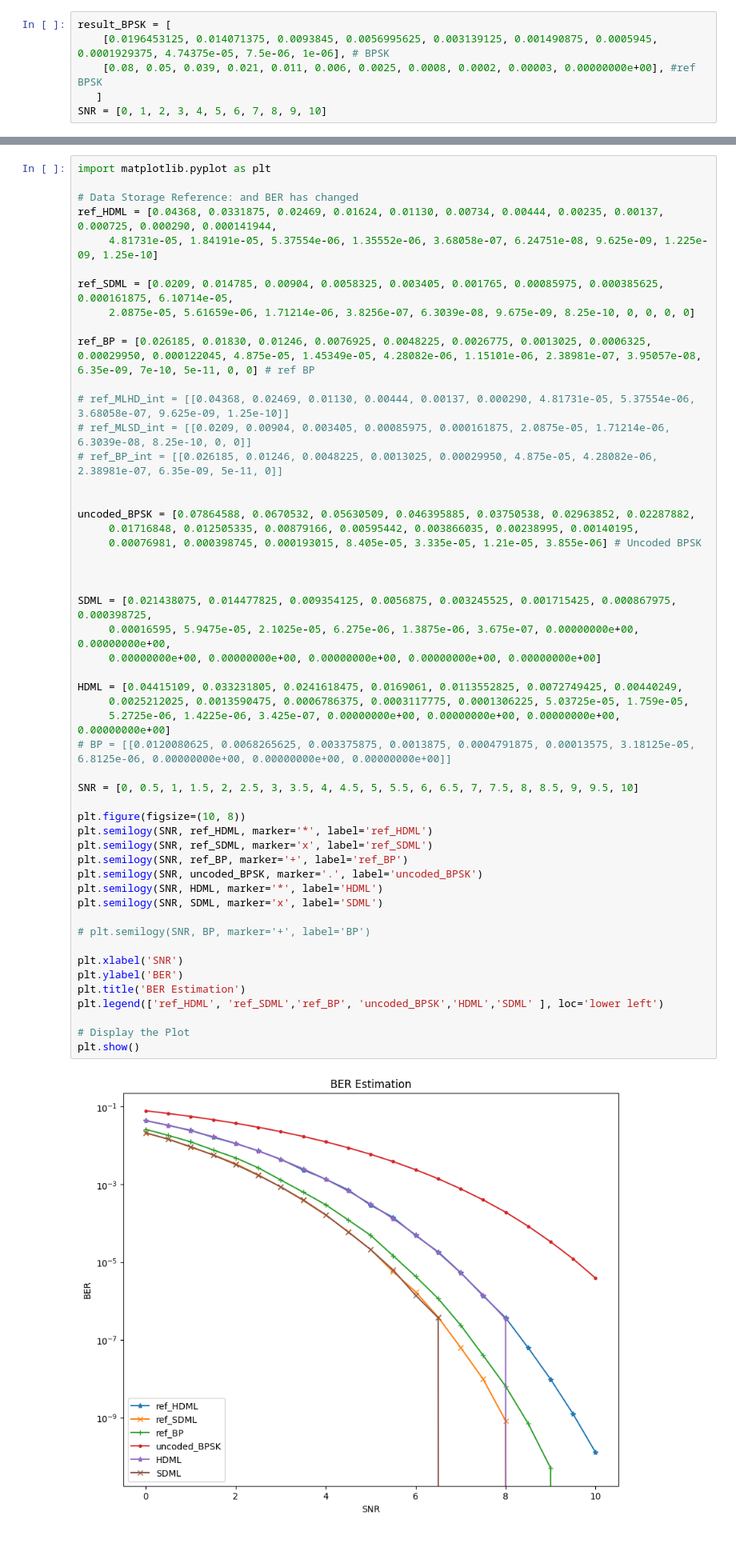
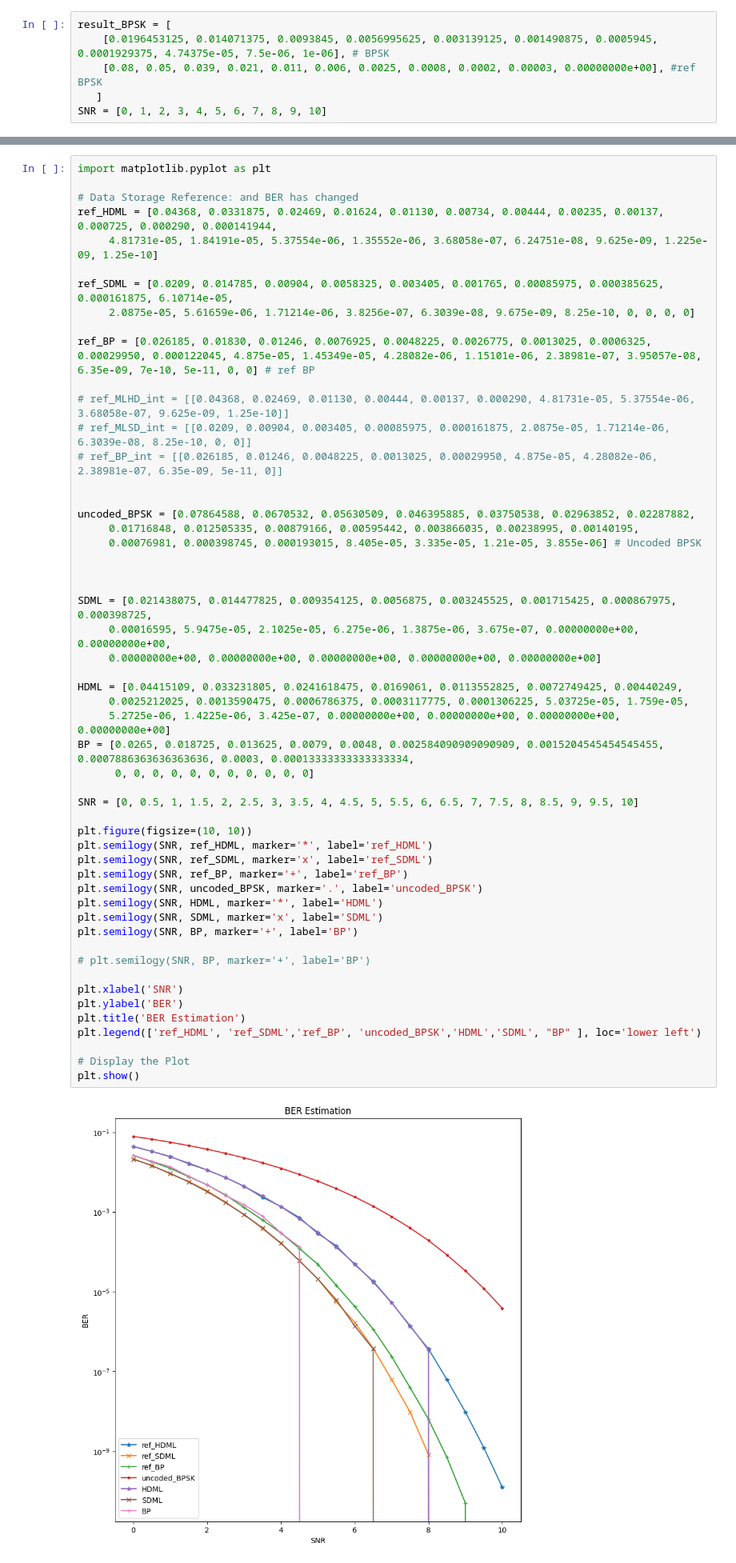
Before and after one commit to EricYuan8307/Machine-Learning-Based-Error-Correcting-Decoders, a Jupyter notebook: Knowldege Review.ipynb, the cells around one changed output, grey strips where cells are left out. Shown at 80% size. Drawn from its saved outputs; the diff is of its cells as text.

```diff
--- a/Knowldege Review.ipynb
+++ b/Knowldege Review.ipynb
@@ -197,37 +197,39 @@ uncoded_BPSK = [0.07864588, 0.0670532, 0.05630509, 0.046395885, 0.03750538, 0.02
      0.00076981, 0.000398745, 0.000193015, 8.405e-05, 3.335e-05, 1.21e-05, 3.855e-06] # Uncoded BPSK
 
 
 
 SDML = [0.021438075, 0.014477825, 0.009354125, 0.0056875, 0.003245525, 0.001715425, 0.000867975, 0.000398725,
      0.00016595, 5.9475e-05, 2.1025e-05, 6.275e-06, 1.3875e-06, 3.675e-07, 0.00000000e+00, 0.00000000e+00,
      0.00000000e+00, 0.00000000e+00, 0.00000000e+00, 0.00000000e+00, 0.00000000e+00]
 
 HDML = [0.04415109, 0.033231805, 0.0241618475, 0.0169061, 0.0113552825, 0.0072749425, 0.00440249,
      0.0025212025, 0.0013590475, 0.0006786375, 0.0003117775, 0.0001306225, 5.03725e-05, 1.759e-05,
      5.2725e-06, 1.4225e-06, 3.425e-07, 0.00000000e+00, 0.00000000e+00, 0.00000000e+00, 0.00000000e+00]
-# BP = [[0.0120080625, 0.0068265625, 0.003375875, 0.0013875, 0.0004791875, 0.00013575, 3.18125e-05, 6.8125e-06, 0.00000000e+00, 0.00000000e+00, 0.00000000e+00]]
+BP = [0.0265, 0.018725, 0.013625, 0.0079, 0.0048, 0.002584090909090909, 0.0015204545454545455, 0.0007886363636363636, 0.0003, 0.00013333333333333334,
+      0, 0, 0, 0, 0, 0, 0, 0, 0, 0, 0]
 
 SNR = [0, 0.5, 1, 1.5, 2, 2.5, 3, 3.5, 4, 4.5, 5, 5.5, 6, 6.5, 7, 7.5, 8, 8.5, 9, 9.5, 10]
 
-plt.figure(figsize=(10, 8))
+plt.figure(figsize=(10, 10))
 plt.semilogy(SNR, ref_HDML, marker='*', label='ref_HDML')
 plt.semilogy(SNR, ref_SDML, marker='x', label='ref_SDML')
 plt.semilogy(SNR, ref_BP, marker='+', label='ref_BP')
 plt.semilogy(SNR, uncoded_BPSK, marker='.', label='uncoded_BPSK')
 plt.semilogy(SNR, HDML, marker='*', label='HDML')
 plt.semilogy(SNR, SDML, marker='x', label='SDML')
+plt.semilogy(SNR, BP, marker='+', label='BP')
 
 # plt.semilogy(SNR, BP, marker='+', label='BP')
 
 plt.xlabel('SNR')
 plt.ylabel('BER')
 plt.title('BER Estimation')
-plt.legend(['ref_HDML', 'ref_SDML','ref_BP', 'uncoded_BPSK','HDML','SDML' ], loc='lower left')
+plt.legend(['ref_HDML', 'ref_SDML','ref_BP', 'uncoded_BPSK','HDML','SDML', "BP" ], loc='lower left')
 
 # Display the Plot
 plt.show()
 # %% [output]
-[figure, old version]
+[figure, new version]
 # %%
 import numpy as np
 import matplotlib.pyplot as plt
```
